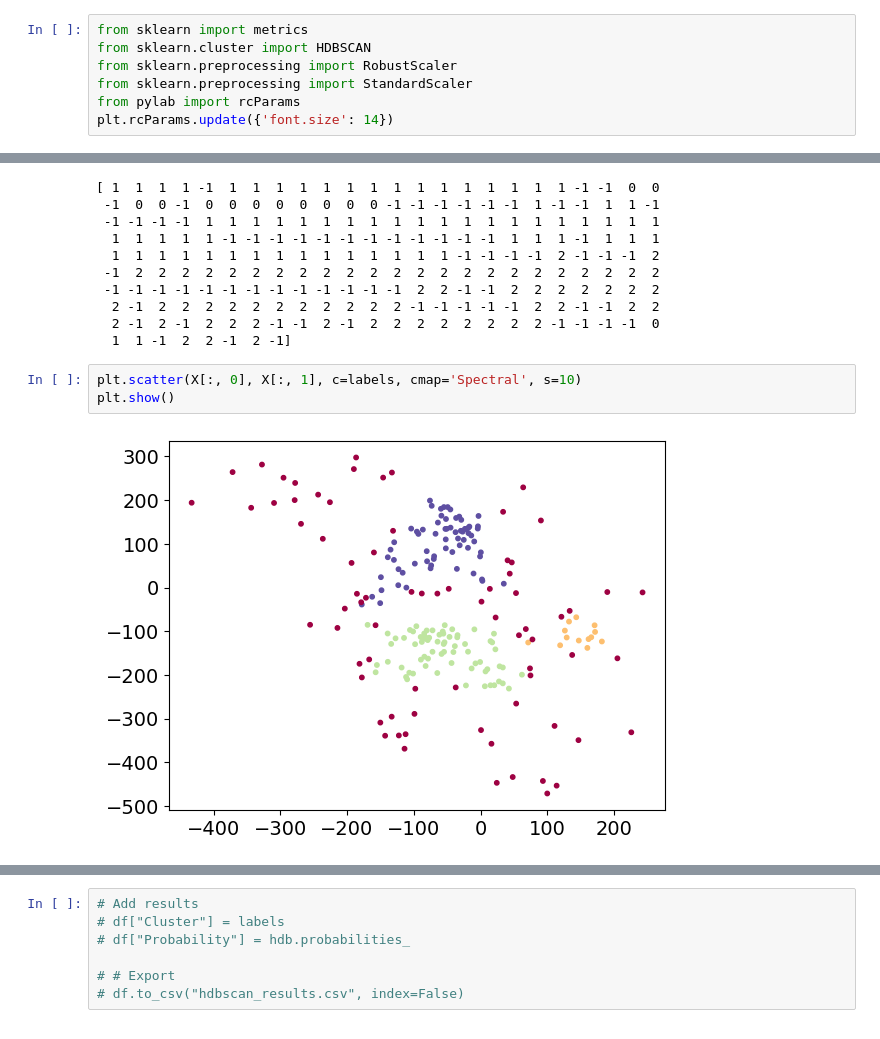
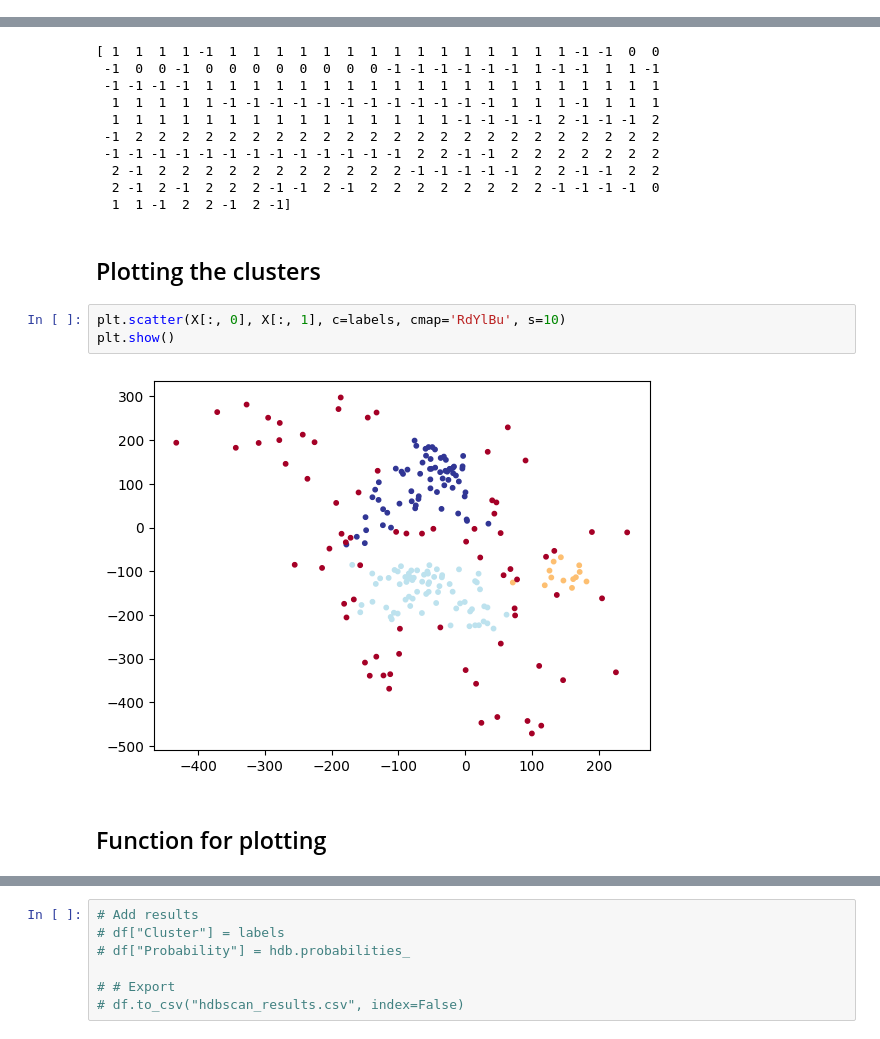
Before and after one commit to anujthapamagar/Lecture_FEDS, a Jupyter notebook: lecture3.ipynb, the cells around one changed output, grey strips where cells are left out. Saved outputs shown, nothing was run; the diff lists cells and outputs as text.

```diff
--- a/lecture3.ipynb
+++ b/lecture3.ipynb
@@ -41,10 +54,3 @@ df.head()
 | 4 | 2015 | 7 | 8 | 2 | 15 | 70 | 13.4 | -999 | 4.58522 | 208.280 | 0.686362 | ... |
 # %%
 ## df = pd.read_csv('/content/july_2nd_week.csv')
-# %%
-from sklearn import metrics
-from sklearn.cluster import HDBSCAN
-from sklearn.preprocessing import RobustScaler
-from sklearn.preprocessing import StandardScaler
-from pylab import rcParams
-plt.rcParams.update({'font.size': 14})
@@ -127,9 +141,13 @@ print(labels)
   2 -1  2  2  2  2  2  2  2  2  2  2  2 -1 -1 -1 -1 -1  2  2 -1 -1  2  2
   2 -1  2 -1  2  2  2 -1 -1  2 -1  2  2  2  2  2  2  2  2 -1 -1 -1 -1  0
   1  1 -1  2  2 -1  2 -1]
+# %% [markdown]
+## Plotting the clusters
 # %%
-plt.scatter(X[:, 0], X[:, 1], c=labels, cmap='Spectral', s=10)
+plt.scatter(X[:, 0], X[:, 1], c=labels, cmap='RdYlBu', s=10)
 plt.show()
 # %% [output]
-[figure, old version]
+[figure, new version]
+# %% [markdown]
+## Function for plotting
 # %%
```
Also changed, not shown: parts of 15 cells of this notebook.
